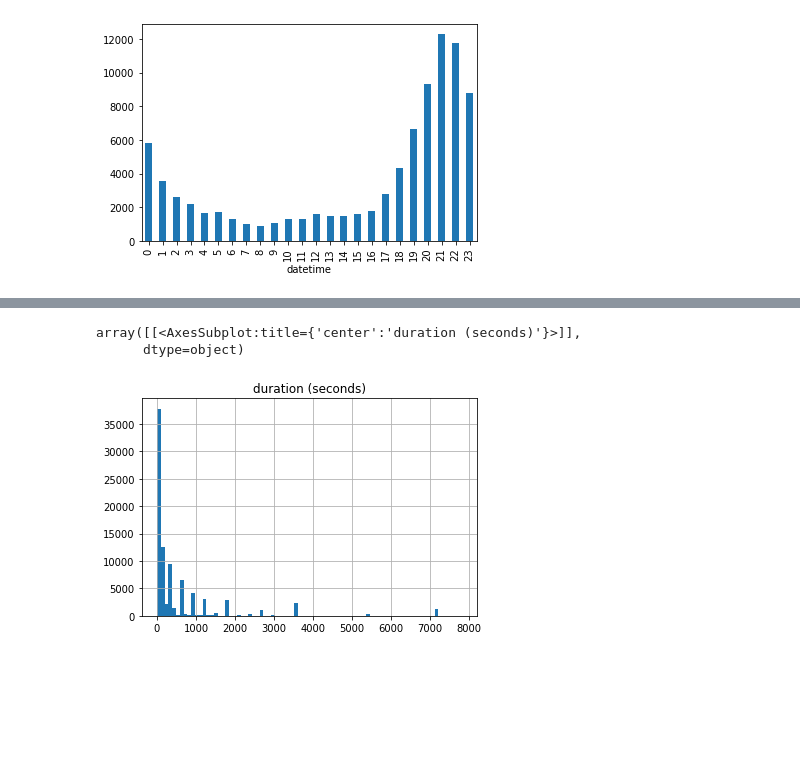
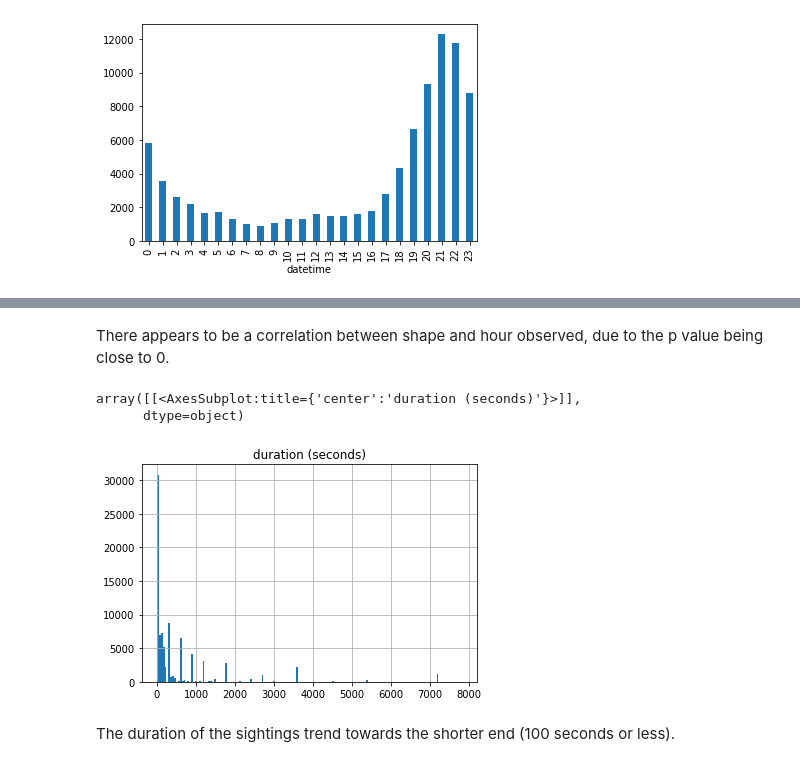
Before and after one commit to billyhsun/ufo_data, a Jupyter notebook: analysis.ipynb, the cells around one changed output, grey strips where cells are left out. Drawn from its saved outputs; the diff is of its cells as text; code cells hidden in the pictures; blank space fills up the shorter version.

```diff
--- a/analysis.ipynb
+++ b/analysis.ipynb
@@ -59,5 +63,6 @@ gdf.plot(ax=world.plot(figsize=(10, 6)), marker='o', color='red', markersize=15)
 # %%
 # State
+ufo_data[["state"]] = ufo_data[["state"]].fillna(value="other")
 ufo_data["state"].value_counts()[:20].plot(kind='bar')
 # %% [output]
 <AxesSubplot:>
@@ -65,5 +72,6 @@ ufo_data["state"].value_counts()[:20].plot(kind='bar')
 # %%
 # Shape
+ufo_data[["shape"]] = ufo_data[["shape"]].fillna(value="other")
 ufo_data["shape"].value_counts()[:20].plot(kind='bar')
 # %% [output]
 <AxesSubplot:>
@@ -110,9 +172,13 @@ ufo_data['datetime'].groupby(ufo_data['datetime'].dt.hour).count().plot(kind="ba
+# %% [markdown]
+There appears to be a correlation between shape and hour observed, due to the p value being close to 0.
 # %%
 # Duration
 ufo_data[['duration (seconds)']] = ufo_data[['duration (seconds)']].astype(float)
 ufo_data = ufo_data[ufo_data['duration (seconds)'] < 8000]
-ufo_data[['duration (seconds)']].hist(bins=80)
+ufo_data[['duration (seconds)']].hist(bins=160)
 # %% [output]
 array([[<AxesSubplot:title={'center':'duration (seconds)'}>]],
       dtype=object)
-[figure, old version]
+[figure, new version]
+# %% [markdown]
+The duration of the sightings trend towards the shorter end (100 seconds or less).
```
Also changed, not shown: parts of 16 cells of this notebook.
